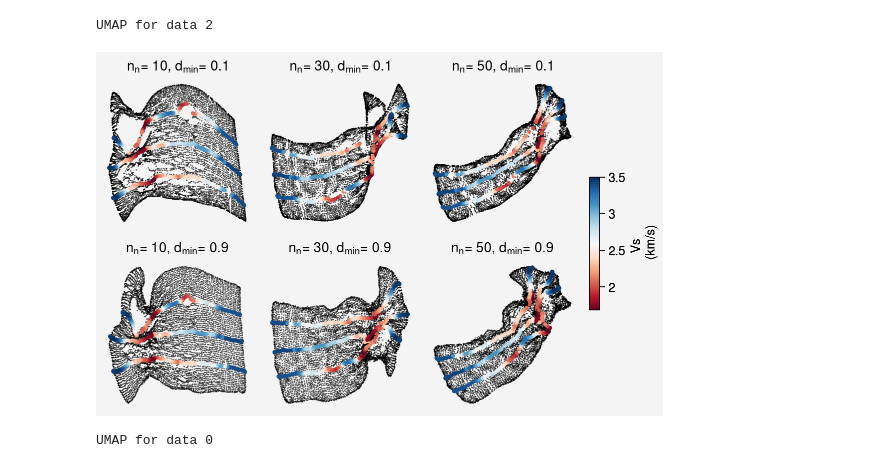
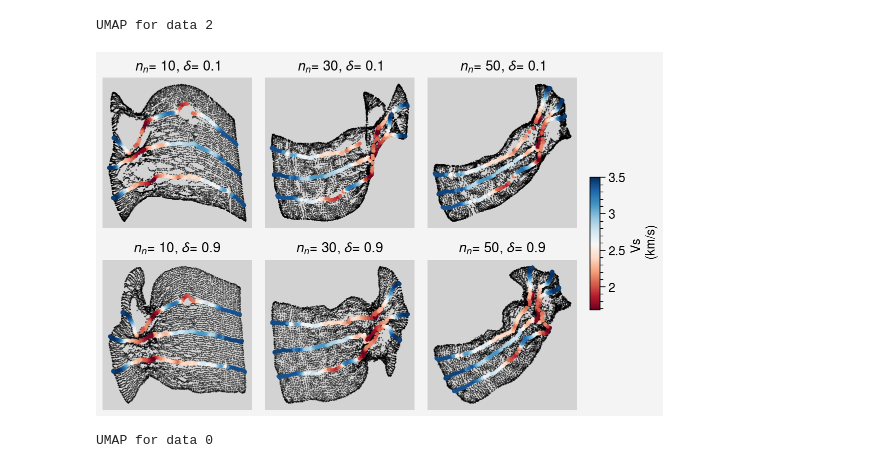
Before and after one commit to resfahani/scatnet4scatwaves, a Jupyter notebook: figure_notebooks/05_UMAP.ipynb, the cells around one changed output. Drawn from its saved outputs; the diff is of its cells as text; code cells hidden in the pictures.

Commit message:
Modify the UMAP figures and notebooks

```diff
--- a/figure_notebooks/05_UMAP.ipynb
+++ b/figure_notebooks/05_UMAP.ipynb
@@ -28,9 +28,9 @@ reduce_type = np.mean
 
 name_fig = 'FIGURES_UMAP_SPACE'
 
-FILEPATH = "/bettik/dokhtdor/projects/mirko_volcano_simulations/dataset/"
+FILEPATH = "/bettik/dokhtdor/projects/scatnet4scatwaves/data/dataset/"
 
-savepath = f"/bettik/dokhtdor/projects/mirko_volcano_simulations/figures/{name_fig}/"
+savepath = f"/bettik/dokhtdor/projects/scatnet4scatwaves/figures/{name_fig}/"
 os.makedirs(savepath, exist_ok=True)
 # %%
 
@@ -143,8 +143,8 @@ segments = [data_records_hs[i,:,:] for i in indxvs[indx, 30]]
 sc1 = network.transform(segments,  reduce_type= None )
 # %%
 
-sc_med__vs = "/bettik/dokhtdor/projects/mirko_volcano_simulations/coefficients/sc_vs_4_median_40.npz"
-sc_med__hs = "/bettik/dokhtdor/projects/mirko_volcano_simulations/coefficients/sc_hs_4_median_40.npz"
+sc_med__vs = "/bettik/dokhtdor/projects/scatnet4scatwaves/coefficients/sc_vs_4_median_40.npz"
+sc_med__hs = "/bettik/dokhtdor/projects/scatnet4scatwaves/coefficients/sc_hs_4_median_40.npz"
 
 
 scattering_coeff_vs = reader_coeff(sc_med__vs, network = network)
@@ -411,7 +426,7 @@ for i, loc_d_val in enumerate(loc_index):
     #axs[ii].axis('off')
     axs[ii].set_xlim(1, 8)
     axs[ii].set_ylim(0.5, 8)
-    axs[ii].set_title(f'Complexity index: {loc_d_val}')
+    axs[ii].set_title(f'Complexity: {loc_d_val}')
 
 
     pax = axs[ii].panel_axes('t')
@@ -472,6 +487,6 @@ fig.savefig(savepath + "second_order"+".png", bbox_inches="tight", dpi=300, tran
 # %%
-corr_length_data = np.load('/bettik/dokhtdor/projects/mirko_volcano_simulations/data_processed/corr_length.npy')
-std_mean_ = np.load('/bettik/dokhtdor/projects/mirko_volcano_simulations/data_processed/std_mean_500m.npy')
+corr_length_data = np.load('/bettik/dokhtdor/projects/scatnet4scatwaves/data/data_processed/corr_length.npy')
+std_mean_ = np.load('/bettik/dokhtdor/projects/scatnet4scatwaves/data/data_processed/std_mean_500m.npy')
 corr_smooth = sp.ndimage.gaussian_filter(corr_length_data, 0.8)
 # %%
 fig = pplt.figure( sharey=False, sharex=True, refwidth=1, span=False)
@@ -608,37 +623,49 @@ UMAP for data 0
 UMAP for data 1
 UMAP for data 2
 # %%
-fig = pplt.figure( sharey=False, sharex=False, refwidth=1.5)
+fig = pplt.figure( sharey=False, sharex=False, refwidth=1.5,)
+
 axs = fig.subplots(ncols=3, nrows=2,)
+for ax in axs:
+    ax.set_facecolor('lightgray')
 
 for i, nn in enumerate(k_neighbors):
     for j, dd in enumerate(min_distances[::2]):
-
-        im = axs[j, i].scatter(UMAP_SPACE_HYPERPAR[i][j][:, 0],
+        ax = axs[j, i]
+        im = ax.scatter(UMAP_SPACE_HYPERPAR[i][j][:, 0],
             UMAP_SPACE_HYPERPAR[i][j][:, 1], c = 'k', cmap = 'RdBu',
             s = 0.1, alpha = 0.75, rasterized=True)
 
         for k in vs_plotindex:
-            im = axs[j, i].scatter(UMAP_SPACE_HYPERPAR[i][j][indxvs[:, k], 0],
+            im = ax.scatter(UMAP_SPACE_HYPERPAR[i][j][indxvs[:, k], 0],
                 UMAP_SPACE_HYPERPAR[i][j][indxvs[:, k], 1],
                 c = vs.reshape(-1)[indxvs[:, k]], cmap = 'RdBu',
                 s = 5, alpha = 1, rasterized=True)
 
-        axs[j, i].set_title('$n_{n}$' +f'= {nn}, ' +  '$d_{min}$'+ f'= {dd}')
+        ax.set_title('$n_{n}$' +f'= {nn}, ' +  '$\delta$'+ f'= {dd}')
 
-        axs[j, i].spines['top'].set_visible(False)
-        axs[j, i].spines['right'].set_visible(False)
+        ax.set_xticks([])
+        ax.set_yticks([])
+        ax.set_xticklabels([])
+        ax.set_yticklabels([])
 
-        axs[1, i].set_xlabel('UMAP \n variable 1')
-        axs[j, 0].set_ylabel('UMAP \n variable 2')
-        axs[j, i].axis("off")
+        ax.spines['top'].set_visible(False)
+        ax.spines['bottom'].set_visible(False)
+        ax.spines['left'].set_visible(False)
+        ax.spines['right'].set_visible(False)
+
+        ax.set_facecolor('lightgray')  # This is the key line
+
+
+for ax in axs:
+    ax.set_facecolor('lightgray')
 
 fig.colorbar(im, width = 0.1, shrink=0.4, label = 'Vs \n (km/s)')
 
 fig.tight_layout()
-fig.savefig(savepath + "UMAP_hyperparameters" + ".png", bbox_inches="tight", dpi=300, transparent=True,)
+fig.savefig(savepath + "UMAP_hyperparameters" + ".png", bbox_inches="tight", dpi=300, transparent=False)
 # %% [output]
-[figure, old version]
+[figure, new version]
 # %%
 LOC_DIM_HYPERPAR = []
 varaince_threshold = [0.45, 0.7, 0.9]
```
Also changed, not shown: parts of 14 cells of this notebook, 11 other files.
